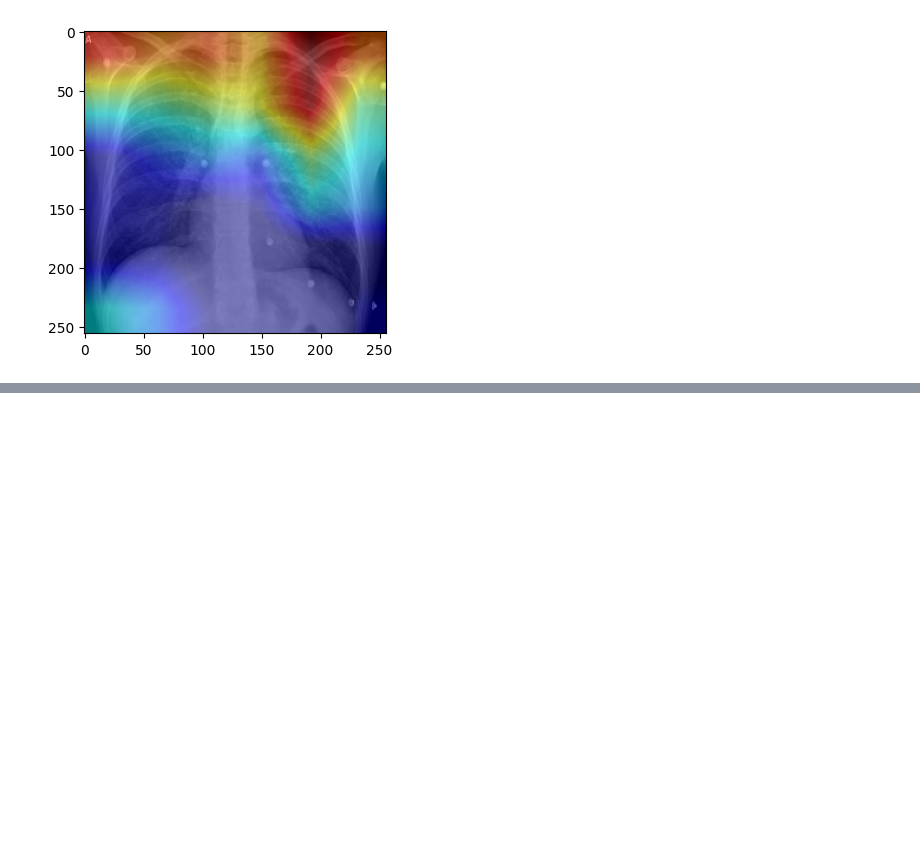
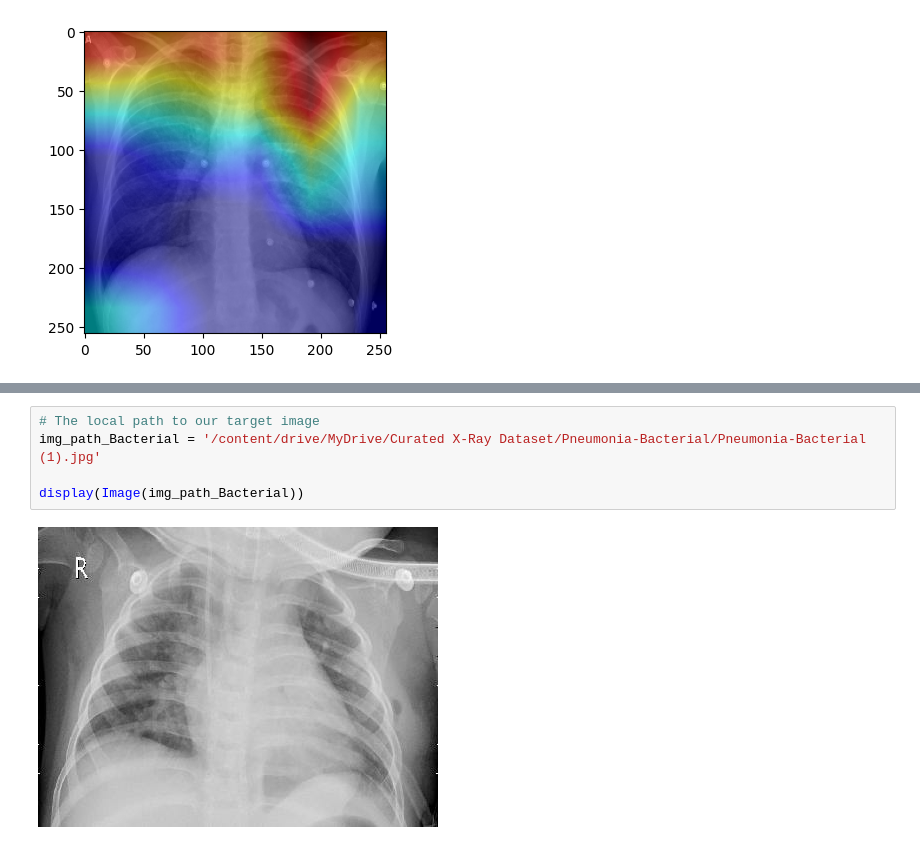
Before and after one commit to An-Dongsun/Section4---Project, a Jupyter notebook: AI_13_안동선_Section4__project.ipynb, the cells around one changed output, grey strips where cells are left out. Drawn from its saved outputs; the diff is of its cells as text; blank space fills up the shorter version.

```diff
--- a/AI_13_안동선_Section4__project.ipynb
+++ b/AI_13_안동선_Section4__project.ipynb
@@ -661,0 +721,7 @@ VizGradCAM(inception_resnet_model, img_to_array(test_img), plot_results=True)
+# %%
+# The local path to our target image
+img_path_Bacterial = '/content/drive/MyDrive/Curated X-Ray Dataset/Pneumonia-Bacterial/Pneumonia-Bacterial (1).jpg'
+
+display(Image(img_path_Bacterial))
+# %% [output]
+[figure, added]
```
Also changed, not shown: parts of 10 cells of this notebook.
